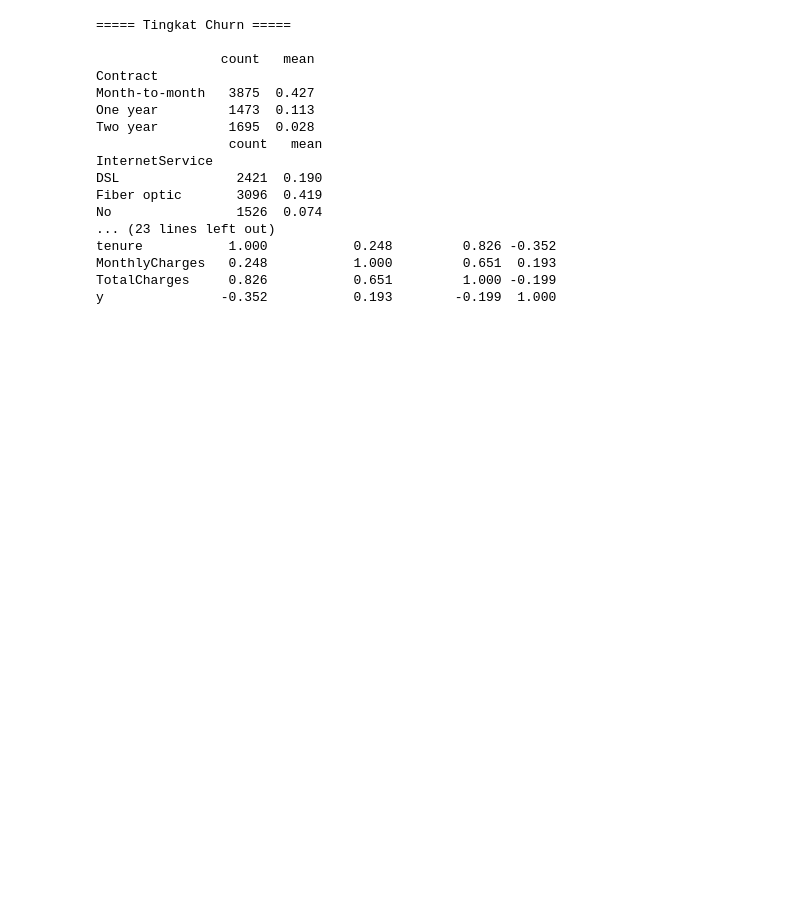
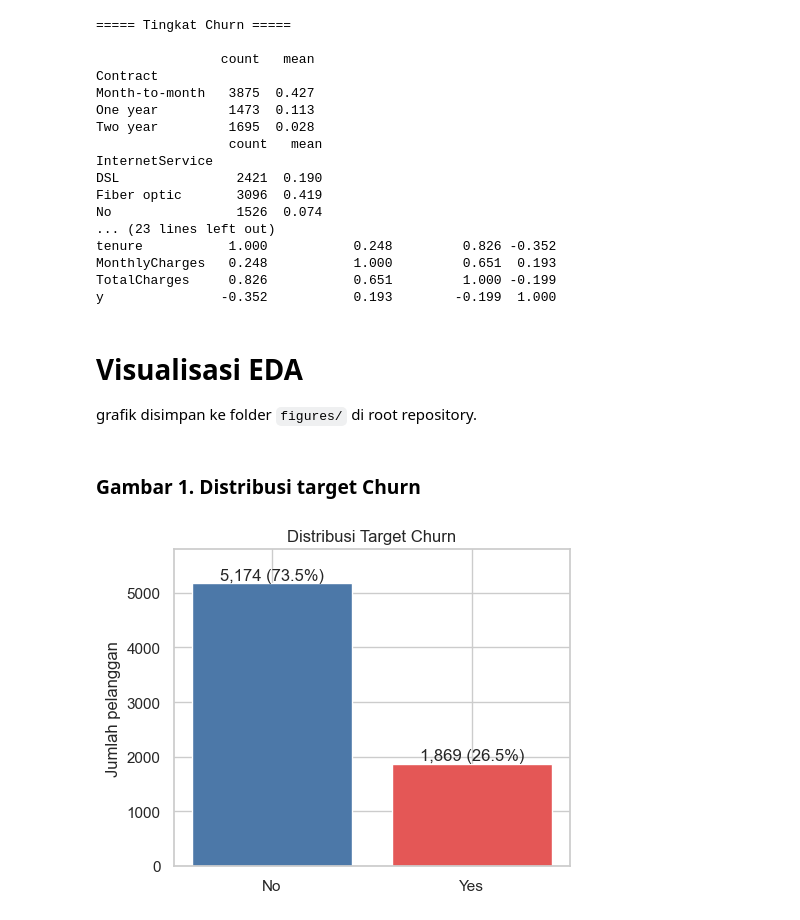
Before and after one commit to Cecarrr/21_IF-B_Pemuja-Kerang-Ajaib, a Jupyter notebook: notebooks/Insight-EDA.ipynb, the cells around one changed output. Saved outputs shown, nothing was run; the diff lists cells and outputs as text; code cells hidden in the pictures; blank space fills up the shorter version.

Commit message:
Tambah visualisasi grafik

```diff
--- a/notebooks/Insight-EDA.ipynb
+++ b/notebooks/Insight-EDA.ipynb
@@ -109,3 +109,28 @@ tenure           1.000           0.248         0.826 -0.352
 MonthlyCharges   0.248           1.000         0.651  0.193
 TotalCharges     0.826           0.651         1.000 -0.199
 y               -0.352           0.193        -0.199  1.000
+# %% [markdown]
+# Visualisasi EDA
+grafik disimpan ke folder `figures/` di root repository.
+# %%
+# Pengaturan tema dan folder output
+os.makedirs('../figures', exist_ok=True)
+sns.set_theme(style='whitegrid')
+warna = {'No': '#4C78A8', 'Yes': '#E45756'}
+rata_churn = df['y'].mean() * 100
+# %% [markdown]
+### Gambar 1. Distribusi target Churn
+# %%
+fig, ax = plt.subplots(figsize=(5, 4))
+jumlah = df['Churn'].value_counts()
+ax.bar(jumlah.index, jumlah.values, color=[warna[k] for k in jumlah.index])
+for i, v in enumerate(jumlah.values):
+    ax.text(i, v + 60, f'{v:,} ({v / len(df):.1%})', ha='center')
+ax.set_ylim(0, jumlah.max() * 1.12)
+ax.set_title('Distribusi Target Churn')
+ax.set_ylabel('Jumlah pelanggan')
+plt.tight_layout()
+plt.savefig('../figures/fig1_distribusi_churn.png', dpi=150)
+plt.show()
+# %% [output]
+[figure, added]
```
Also changed, not shown: parts of 8 cells of this notebook.
